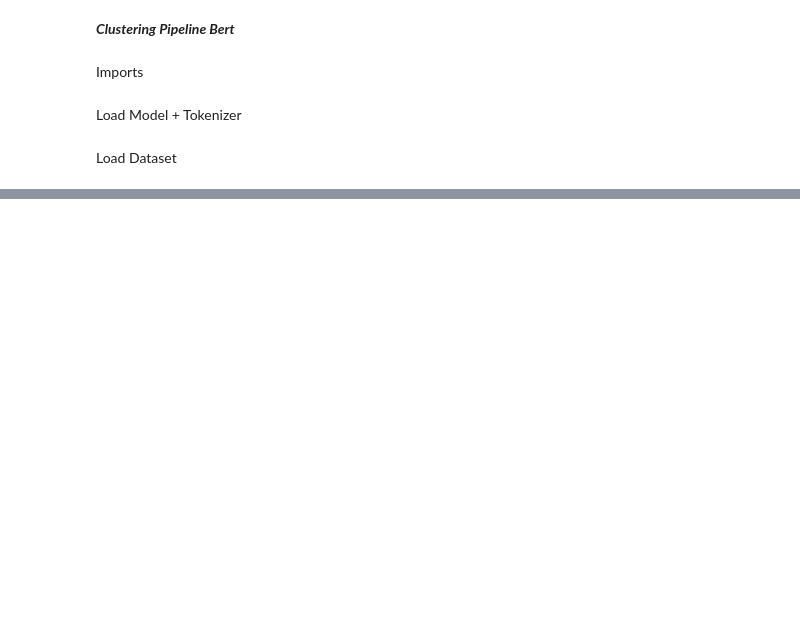
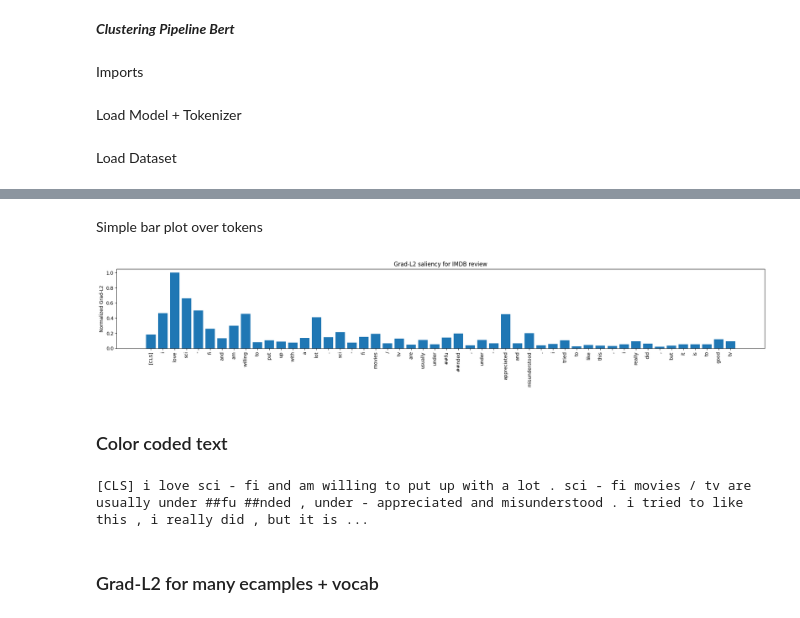
Before and after one commit to leusb/BT, a Jupyter notebook: Clustering.ipynb, the cells around one changed output, grey strips where cells are left out. Drawn from its saved outputs; the diff is of its cells as text; code cells hidden in the pictures; blank space fills up the shorter version.

```diff
--- a/Clustering.ipynb
+++ b/Clustering.ipynb
@@ -110,0 +124,27 @@ tokens, sal, ids = grad_l2_saliency(text, model, tokenizer, device)
+# %% [markdown]
+Simple bar plot over tokens
+# %%
+import matplotlib.pyplot as plt
+
+def plot_token_saliency(tokens, saliency, title=None, max_tokens=50):
+    # Optionally truncate long sequences for readability
+    tokens = tokens[:max_tokens]
+    saliency = saliency[:max_tokens]
+
+    # Normalize for nicer plotting (0..1)
+    sal_norm = saliency / (saliency.max() + 1e-12)
+
+    plt.figure(figsize=(0.4 * len(tokens), 4))
+    plt.bar(range(len(tokens)), sal_norm)
+    plt.xticks(range(len(tokens)), tokens, rotation=90)
+    plt.ylabel("Normalized Grad-L2")
+    if title is not None:
+        plt.title(title)
+    plt.tight_layout()
+    plt.show()
+# %%
+plot_token_saliency(tokens, sal, title="Grad-L2 saliency for IMDB review")
+# %% [output]
+[figure, added]
+# %% [markdown]
+### Color coded text ###
@@ -110,0 +170,6 @@ tokens, sal, ids = grad_l2_saliency(text, model, tokenizer, device)
+# %%
+html_colorize(tokens, sal)
+# %% [output]
+[CLS] i love sci - fi and am willing to put up with a lot . sci - fi movies / tv are usually under ##fu ##nded , under - appreciated and misunderstood . i tried to like this , i really did , but it is ...
+# %% [markdown]
+### Grad-L2 for many ecamples + vocab ###
```
Also changed, not shown: parts of 32 cells of this notebook.
